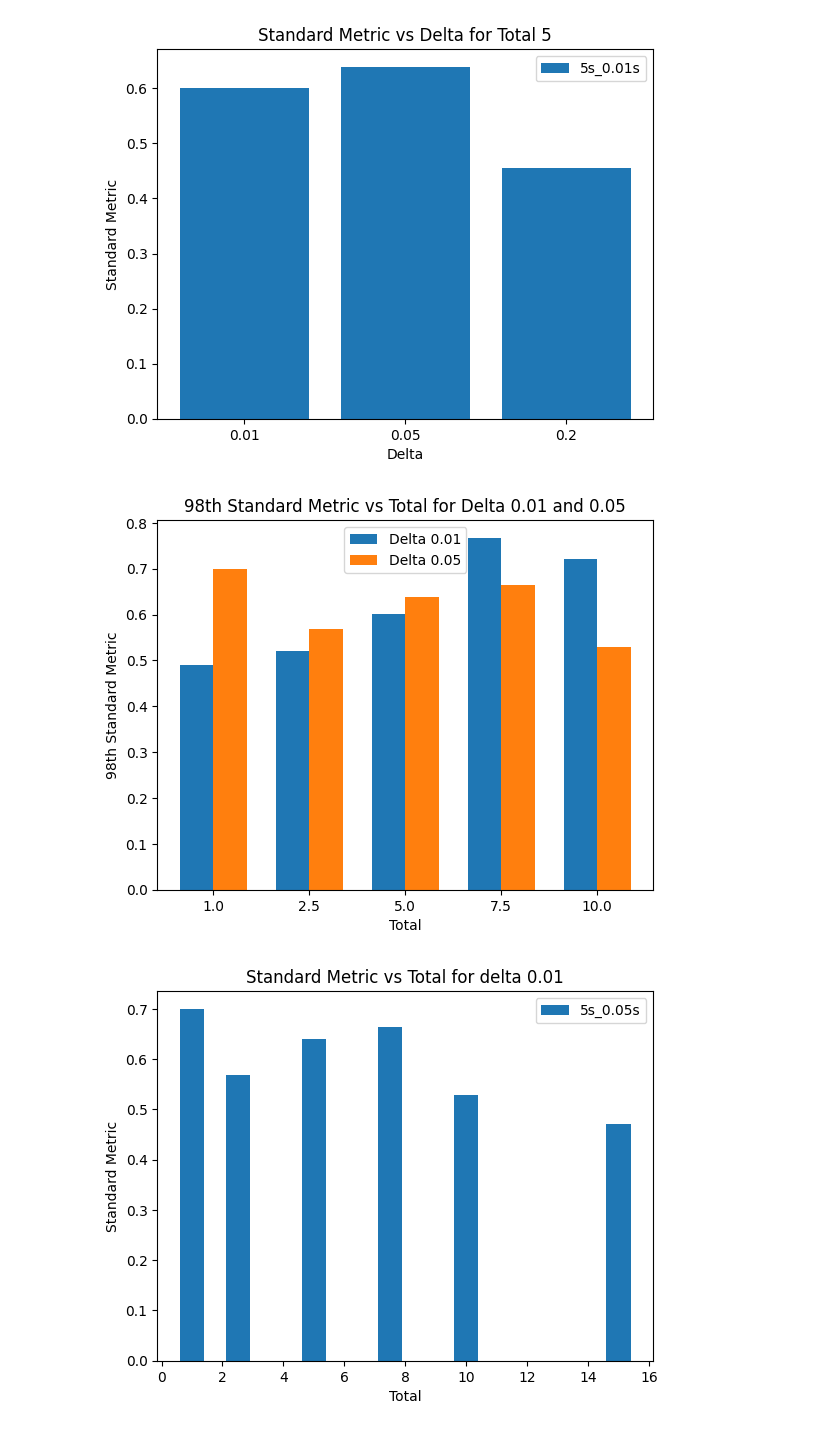
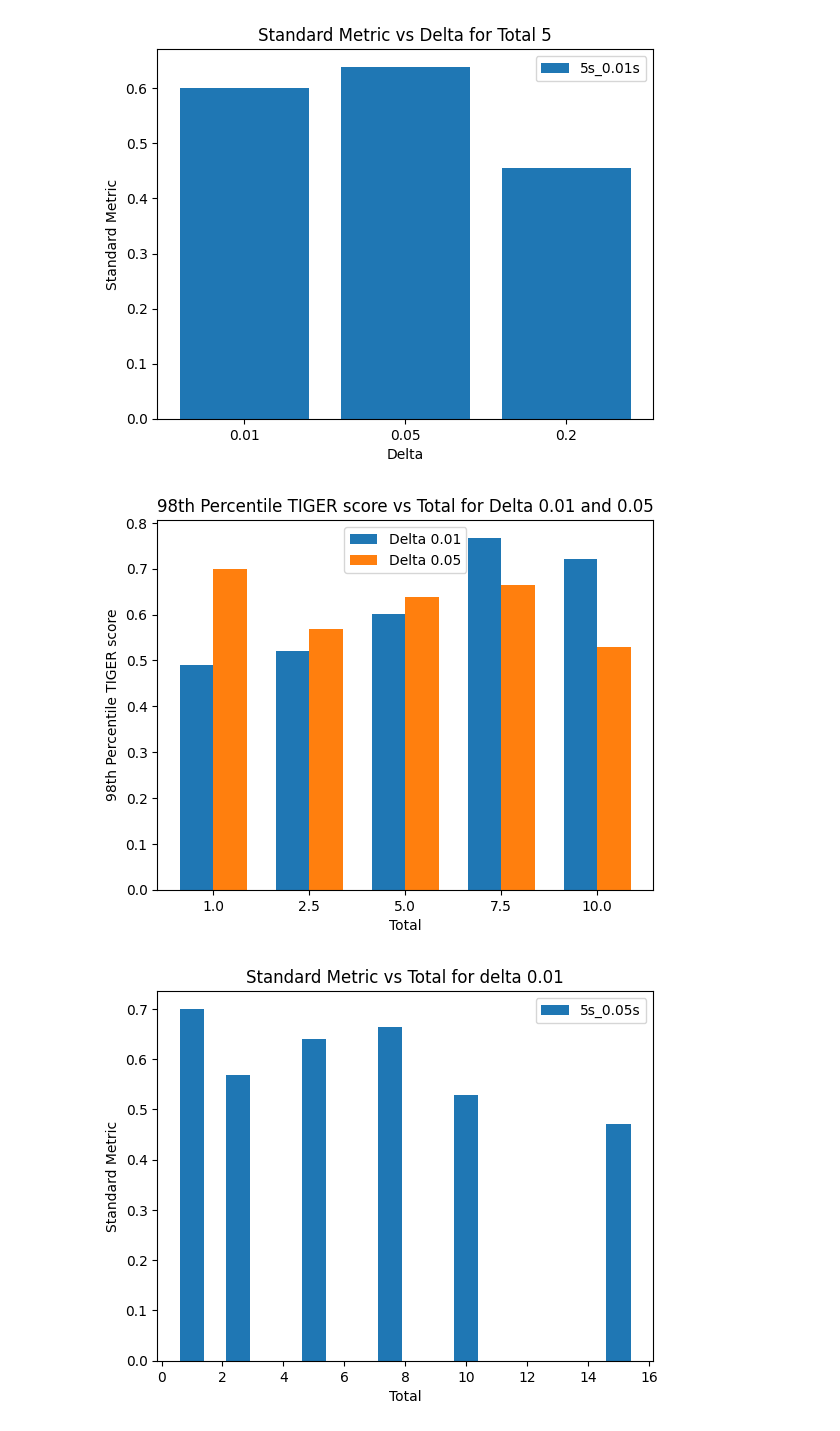
Before and after one commit to lukeyoffe/cs293n, a Jupyter notebook: result_plotting/experiments.ipynb, the cells around one changed output. Drawn from its saved outputs; the diff is of its cells as text; code cells hidden in the pictures.

```diff
--- a/result_plotting/experiments.ipynb
+++ b/result_plotting/experiments.ipynb
@@ -360,36 +399,36 @@ subset_0_05 = results_df[results_df['delta'] == 0.05][['total', 'standard_metric
 merged_df = pd.merge(subset_0_01, subset_0_05, on='total').sort_values(by='total')
 
 # Extract the sorted values
 totals = merged_df['total'].astype(str)
 standard_metrics_0_01 = merged_df['metric_0_01']
 standard_metrics_0_05 = merged_df['metric_0_05']
 
 # Create the bar graph
 plt.figure()
 
 # Define bar width and positions
 bar_width = 0.35
 index = np.arange(len(totals))
 
 # Plot bars for delta 0.01 and 0.05
 plt.bar(index, standard_metrics_0_01, bar_width, label='Delta 0.01')
 plt.bar(index + bar_width, standard_metrics_0_05, bar_width, label='Delta 0.05')
 
 # Set the x-axis and y-axis labels and title
 plt.xlabel('Total')
-plt.ylabel('98th Standard Metric')
-plt.title('98th Standard Metric vs Total for Delta 0.01 and 0.05')
+plt.ylabel('98th Percentile TIGER score')
+plt.title('98th Percentile TIGER score vs Total for Delta 0.01 and 0.05')
 
 # Set the x-ticks and labels
 plt.xticks(index + bar_width / 2, totals)
 
 # Add a legend
 plt.legend(loc='best')
 
 # Show the plot
 plt.show()
 # %% [output]
-[figure, old version]
+[figure, new version]
 # %%
 plt.figure()
 
```
Also changed, not shown: parts of 2 cells of this notebook, 3 other files.
